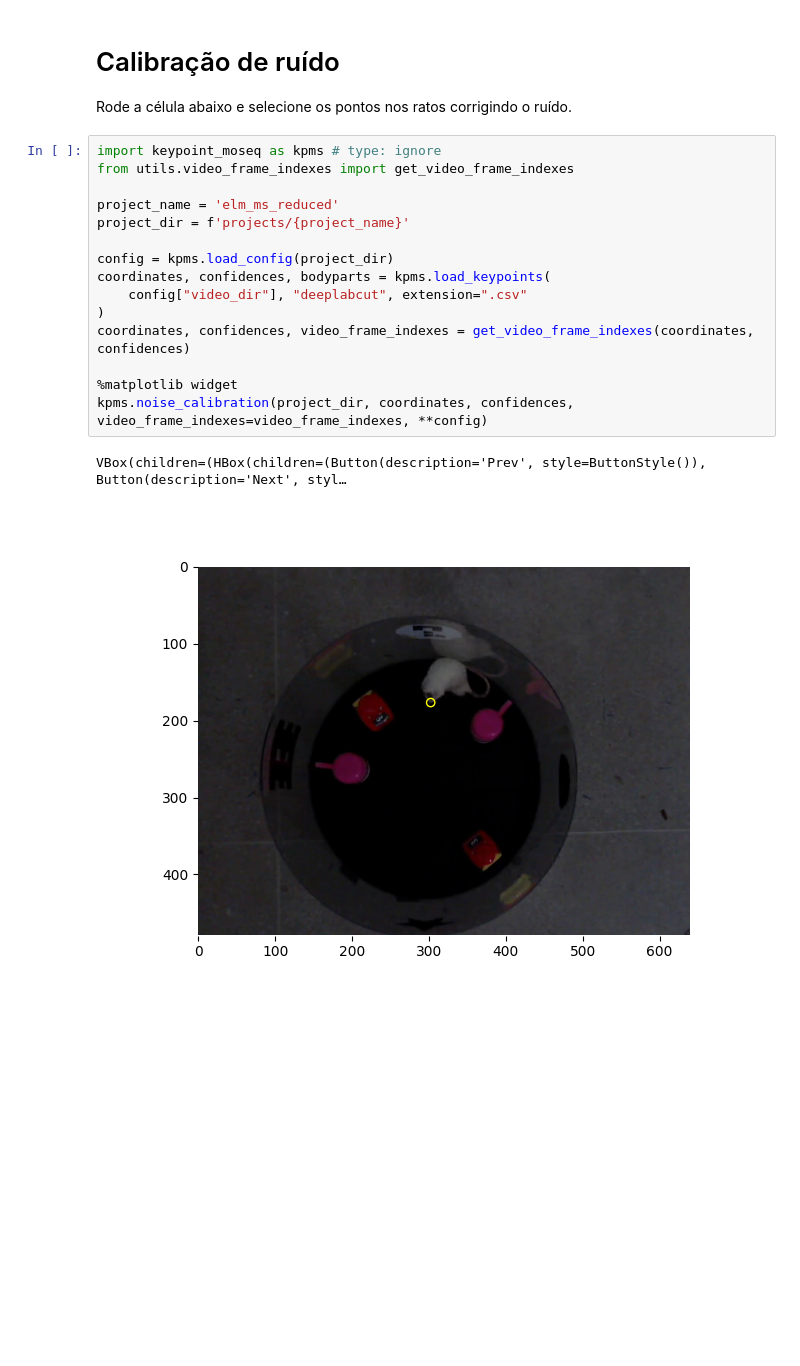
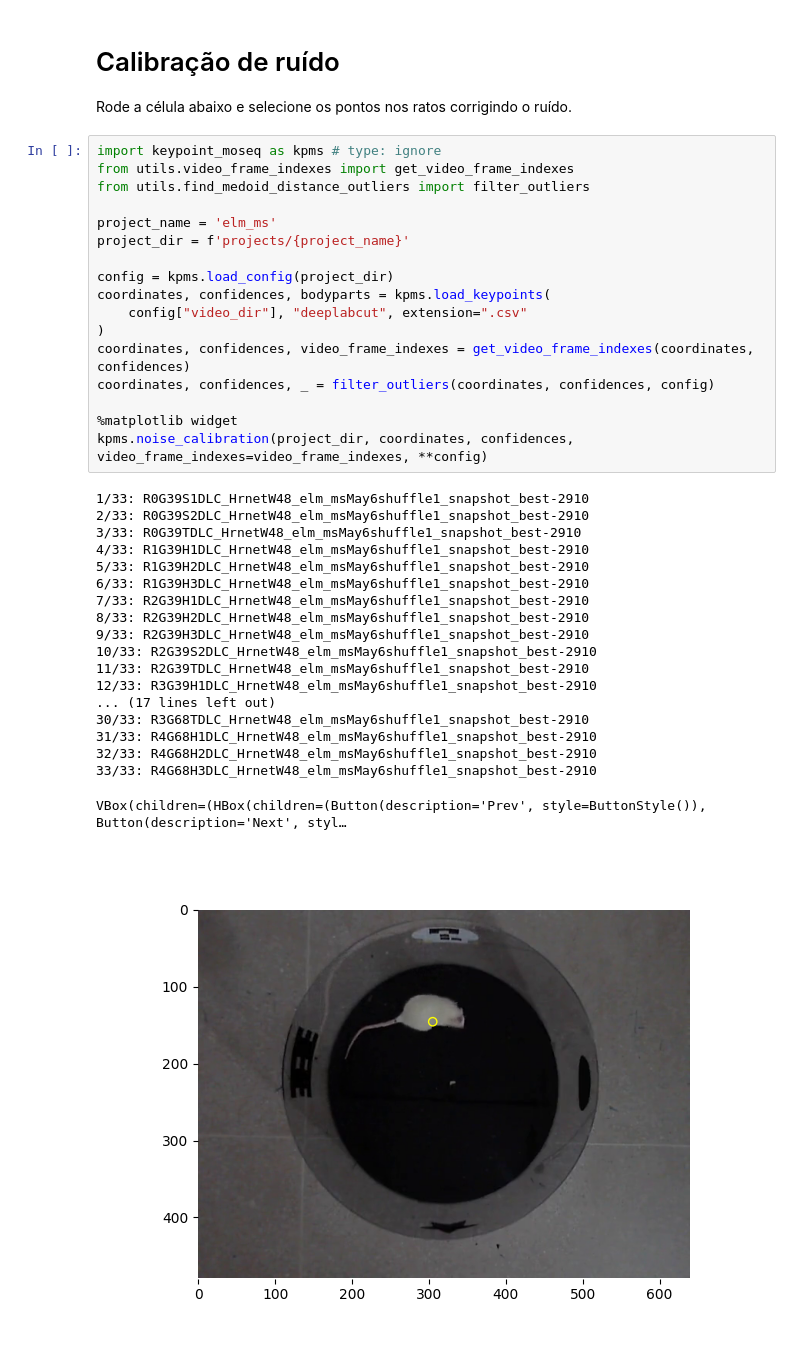
Before and after one commit to MarlonVCendron/keypoint_comp_neuroetho, a Jupyter notebook: noise_calibration.ipynb, the cells around one changed output. Saved outputs shown, nothing was run; the diff lists cells and outputs as text; blank space fills up the shorter version.

```diff
--- a/noise_calibration.ipynb
+++ b/noise_calibration.ipynb
@@ -5,18 +5,37 @@ Rode a célula abaixo e selecione os pontos nos ratos corrigindo o ruído.
 # %%
 import keypoint_moseq as kpms # type: ignore
 from utils.video_frame_indexes import get_video_frame_indexes
+from utils.find_medoid_distance_outliers import filter_outliers
 
-project_name = 'elm_ms_reduced'
+project_name = 'elm_ms'
 project_dir = f'projects/{project_name}'
 
 config = kpms.load_config(project_dir)
 coordinates, confidences, bodyparts = kpms.load_keypoints(
     config["video_dir"], "deeplabcut", extension=".csv"
 )
 coordinates, confidences, video_frame_indexes = get_video_frame_indexes(coordinates, confidences)
+coordinates, confidences, _ = filter_outliers(coordinates, confidences, config)
 
 %matplotlib widget
 kpms.noise_calibration(project_dir, coordinates, confidences, video_frame_indexes=video_frame_indexes, **config)
 # %% [output]
-VBox(children=(HBox(children=(Button(description='Prev', style=ButtonStyle()), Button(description='Next', styl…
+1/33: R0G39S1DLC_HrnetW48_elm_msMay6shuffle1_snapshot_best-2910
+2/33: R0G39S2DLC_HrnetW48_elm_msMay6shuffle1_snapshot_best-2910
+3/33: R0G39TDLC_HrnetW48_elm_msMay6shuffle1_snapshot_best-2910
+4/33: R1G39H1DLC_HrnetW48_elm_msMay6shuffle1_snapshot_best-2910
+5/33: R1G39H2DLC_HrnetW48_elm_msMay6shuffle1_snapshot_best-2910
+6/33: R1G39H3DLC_HrnetW48_elm_msMay6shuffle1_snapshot_best-2910
+7/33: R2G39H1DLC_HrnetW48_elm_msMay6shuffle1_snapshot_best-2910
+8/33: R2G39H2DLC_HrnetW48_elm_msMay6shuffle1_snapshot_best-2910
+9/33: R2G39H3DLC_HrnetW48_elm_msMay6shuffle1_snapshot_best-2910
+10/33: R2G39S2DLC_HrnetW48_elm_msMay6shuffle1_snapshot_best-2910
+11/33: R2G39TDLC_HrnetW48_elm_msMay6shuffle1_snapshot_best-2910
+12/33: R3G39H1DLC_HrnetW48_elm_msMay6shuffle1_snapshot_best-2910
+... (17 lines left out)
+30/33: R3G68TDLC_HrnetW48_elm_msMay6shuffle1_snapshot_best-2910
+31/33: R4G68H1DLC_HrnetW48_elm_msMay6shuffle1_snapshot_best-2910
+32/33: R4G68H2DLC_HrnetW48_elm_msMay6shuffle1_snapshot_best-2910
+33/33: R4G68H3DLC_HrnetW48_elm_msMay6shuffle1_snapshot_best-2910
+VBox(children=(HBox(children=(Button(description='Prev', style=ButtonStyle()), Button(description='Next', styl…
-[figure, old version]
+[figure, new version]
```
Also changed, not shown: 3 other files.
